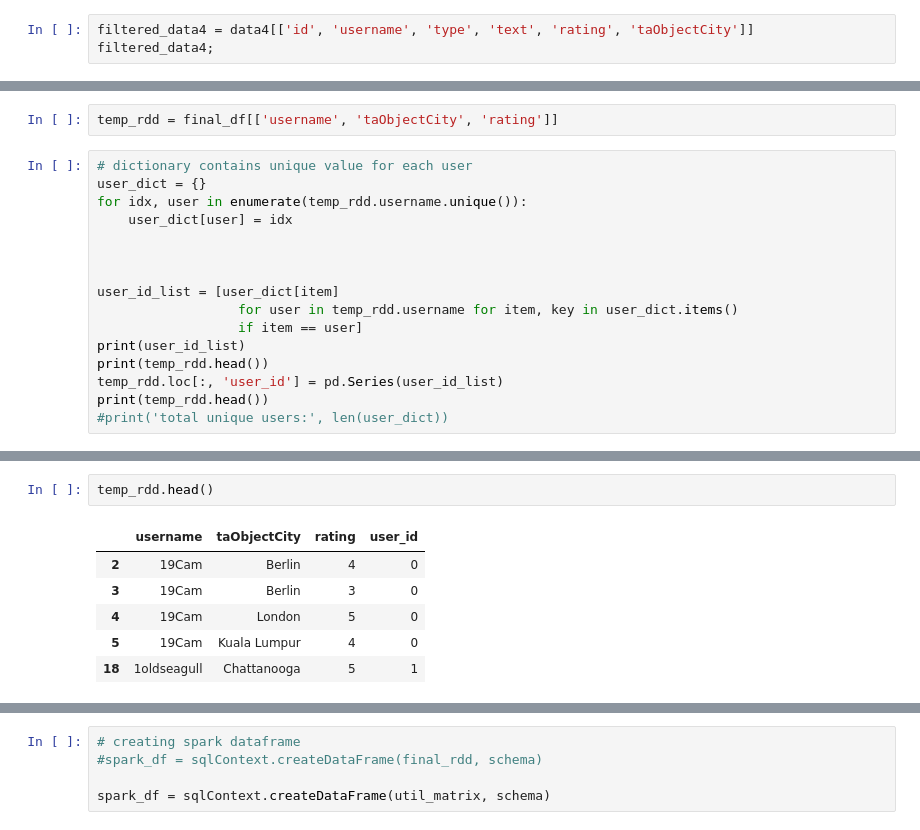
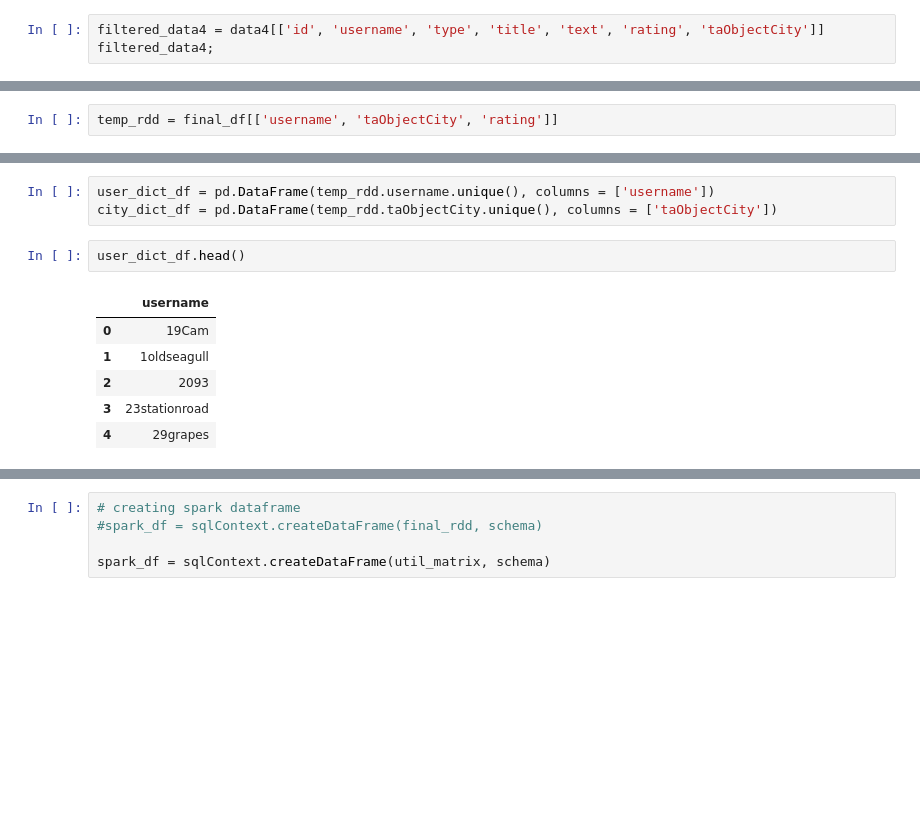
Before and after one commit to acrowise/travel-time-rec, a Jupyter notebook: modeling.ipynb, the cells around one changed output, grey strips where cells are left out. Cells and saved outputs as stored; diff of their text form; blank space fills up the shorter version.

```diff
--- a/modeling.ipynb
+++ b/modeling.ipynb
@@ -45,7 +61,7 @@ filtered_data3.head()
 | 15 | 19Cam | 25-34 | male | Vegetarian, Urban Explorer, Art a... |
 | 17 | 1Angie | 18-24 | female | Beach Goer, Vegetarian, Urban Exp... |
 # %%
-filtered_data4 = data4[['id', 'username', 'type', 'text', 'rating', 'taObjectCity']]
+filtered_data4 = data4[['id', 'username', 'type', 'title', 'text', 'rating', 'taObjectCity']]
 filtered_data4;
 # %%
 attraction_only = filtered_data4.type == 'Attractions'
@@ -111,19 +165,3 @@ spark, sc
 sqlContext = SQLContext(sc)
 # %%
 temp_rdd = final_df[['username', 'taObjectCity', 'rating']]
-# %%
-# dictionary contains unique value for each user
-user_dict = {}
-for idx, user in enumerate(temp_rdd.username.unique()):
-    user_dict[user] = idx
-
-
-
-user_id_list = [user_dict[item]
-                  for user in temp_rdd.username for item, key in user_dict.items()
-                  if item == user]
-print(user_id_list)
-print(temp_rdd.head())
-temp_rdd.loc[:, 'user_id'] = pd.Series(user_id_list)
-print(temp_rdd.head())
-#print('total unique users:', len(user_dict))
@@ -154,9 +168,12 @@ See the caveats in the documentation: http://pandas.pydata.org/pandas-docs/stabl
+# %%
+user_dict_df = pd.DataFrame(temp_rdd.username.unique(), columns = ['username'])
+city_dict_df = pd.DataFrame(temp_rdd.taObjectCity.unique(), columns = ['taObjectCity'])
 # %%
-temp_rdd.head()
+user_dict_df.head()
 # %% [output]
-|  | username | taObjectCity | rating | user_id |
-| 2 | 19Cam | Berlin | 4 | 0 |
-| 3 | 19Cam | Berlin | 3 | 0 |
-| 4 | 19Cam | London | 5 | 0 |
-| 5 | 19Cam | Kuala Lumpur | 4 | 0 |
-| 18 | 1oldseagull | Chattanooga | 5 | 1 |
+|  | username |
+| 0 | 19Cam |
+| 1 | 1oldseagull |
+| 2 | 2093 |
+| 3 | 23stationroad |
+| 4 | 29grapes |
```
Also changed, not shown: parts of 104 cells of this notebook, 1 other file.
